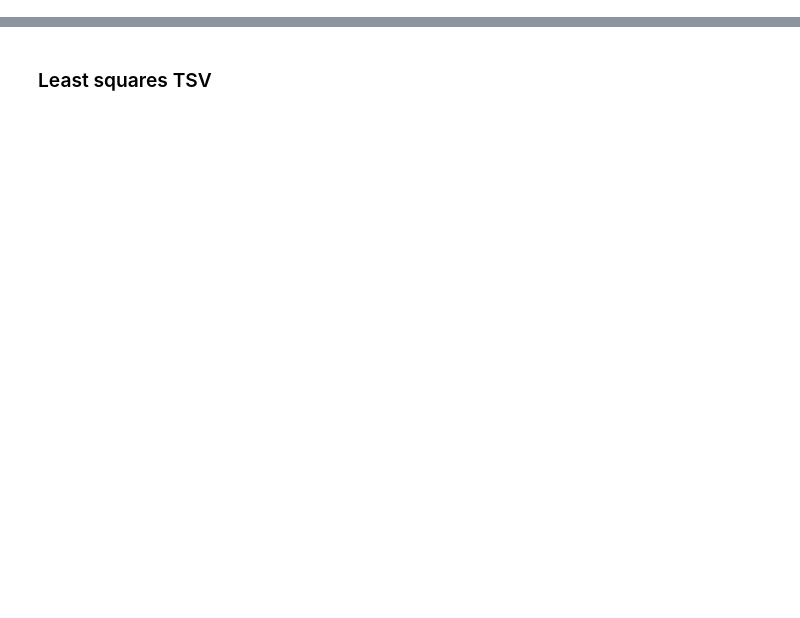
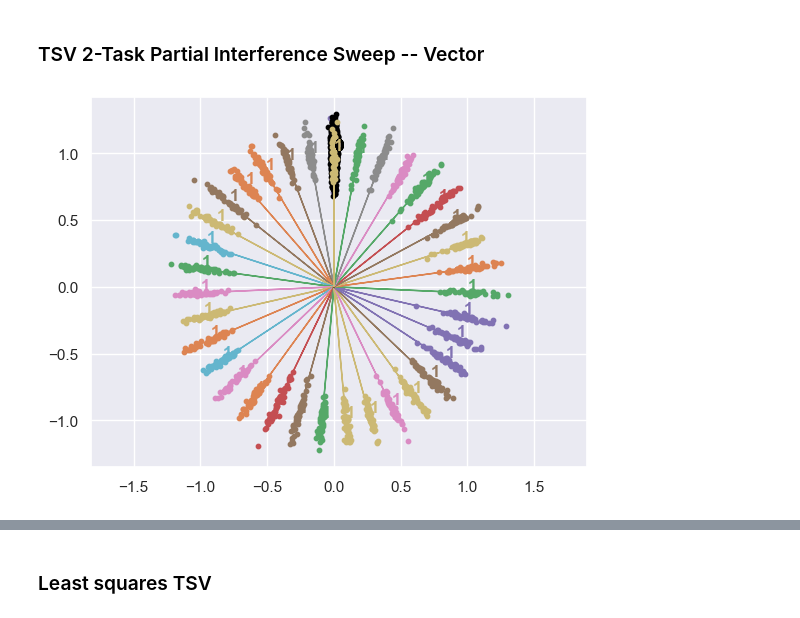
Before and after one commit to AntoAndGar/task_singular_vectors, a Jupyter notebook: scratch.ipynb, the cells around one changed output, grey strips where cells are left out. Saved outputs shown, nothing was run; the diff lists cells and outputs as text; code cells hidden in the pictures; blank space fills up the shorter version.

```diff
--- a/scratch.ipynb
+++ b/scratch.ipynb
@@ -0,0 +171,22 @@
+# %% [markdown]
+### TSV 2-Task Partial Interference Sweep -- Vector
+# %%
+import torch
+import math
+import matplotlib.pyplot as plt
+import random
+sns.set_theme()
+
+exps = []
+for idx, theta_v in enumerate(torch.linspace(0, math.pi*2, steps=36)):
+    x, tvs = create_datasets_and_task_vectors_2d(theta_v, sigma_perturb=0.01, sigma_scale=0.1, n_samples=50)
+    exps.append((x, tvs, theta_v))
+    for t in range(2):
+        color = 'black' if t == 0 else random.choice(['C1', 'C2', 'C3', 'C4', 'C5', 'C6', 'C7', 'C8', 'C9'])
+        plt.scatter(x[:,t,0], x[:,t,1], s=10, color=color, label=f'Task {t}' if idx == 0 else None)
+        plt.arrow(0, 0, tvs[t,0], tvs[t,1], head_width=0.01, head_length=0.01, color=color)
+        plt.text(tvs[t,0], tvs[t,1], f"{t}", fontsize=12, color=color, ha='left', va='bottom', fontweight='bold')
+plt.axis('equal')
+plt.show()
+# %% [output]
+[figure, added]
```
Also changed, not shown: parts of 29 cells of this notebook, 4 other files.
